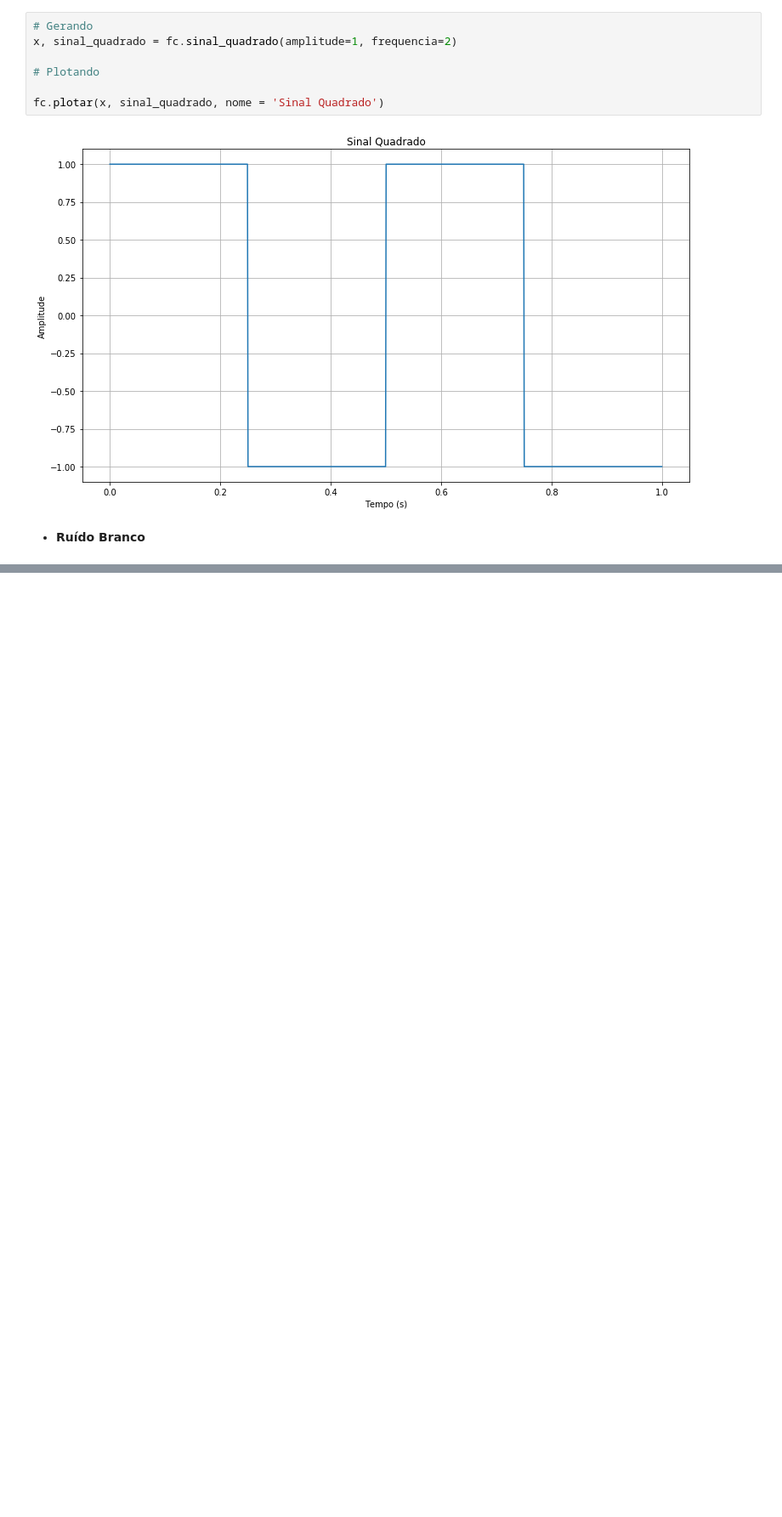
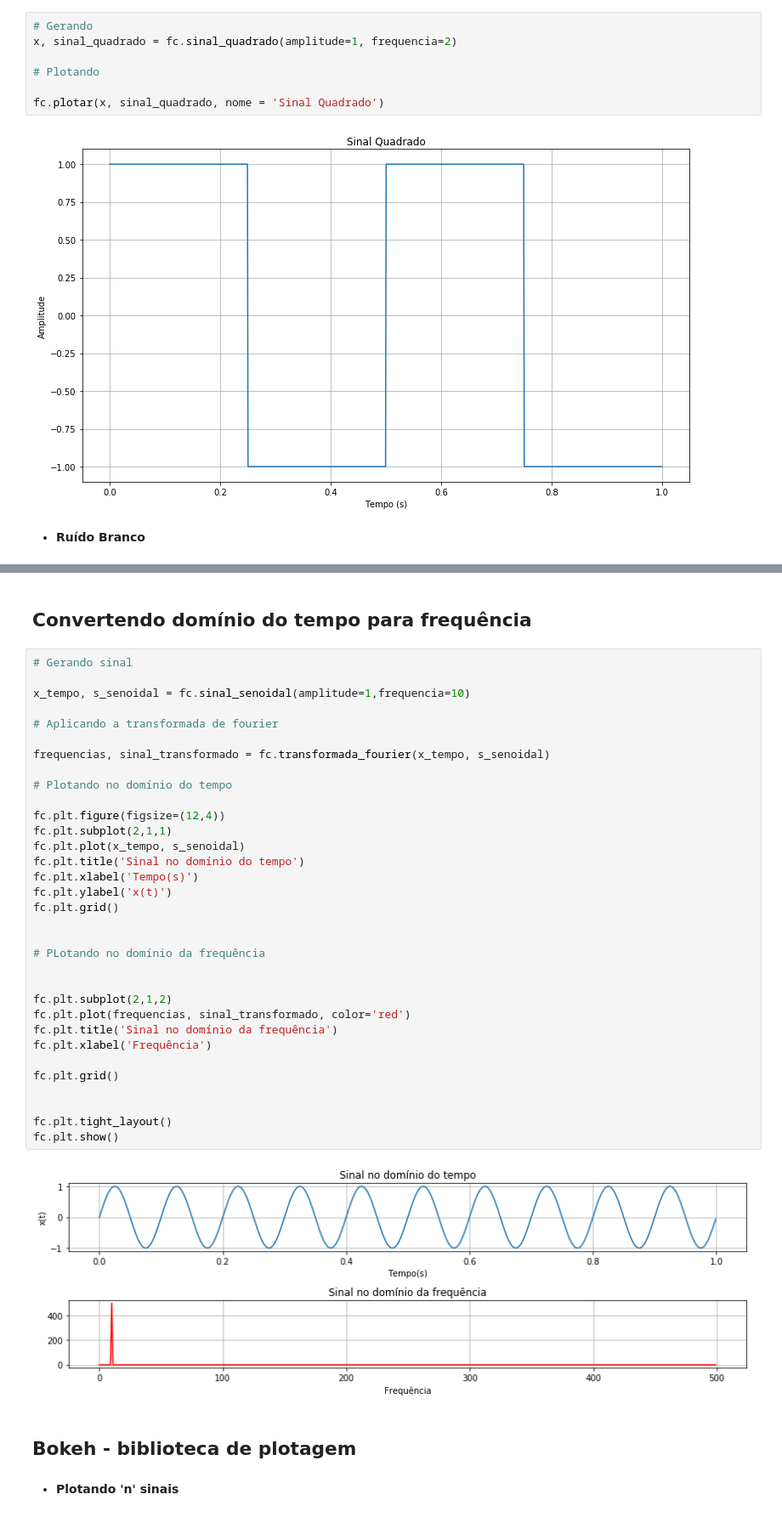
Before and after one commit to lucas-noblat/GerOndApp, a Jupyter notebook: APP/1v_GerOndApp.ipynb, the cells around one changed output, grey strips where cells are left out. Shown: that part at 85% size. Saved outputs shown, nothing was run; the diff lists cells and outputs as text; blank space fills up the shorter version.

Commit message:
Teste das funções no notebook 1v e alteração no notebook Bokeh

```diff
--- a/APP/1v_GerOndApp.ipynb
+++ b/APP/1v_GerOndApp.ipynb
@@ -67,0 +68,41 @@ fc.plotar(x, ruido_branco, 'Ruído Branco', salvar_como='Ruido Branco')
+# %% [markdown]
+## Convertendo domínio do tempo para frequência
+# %%
+# Gerando sinal
+
+x_tempo, s_senoidal = fc.sinal_senoidal(amplitude=1,frequencia=10)
+
+# Aplicando a transformada de fourier
+
+frequencias, sinal_transformado = fc.transformada_fourier(x_tempo, s_senoidal)
+
+# Plotando no domínio do tempo
+
+fc.plt.figure(figsize=(12,4))
+fc.plt.subplot(2,1,1)
+fc.plt.plot(x_tempo, s_senoidal)
+fc.plt.title('Sinal no domínio do tempo')
+fc.plt.xlabel('Tempo(s)')
+fc.plt.ylabel('x(t)')
+fc.plt.grid()
+
+
+# PLotando no domínio da frequência
+
+
+fc.plt.subplot(2,1,2)
+fc.plt.plot(frequencias, sinal_transformado, color='red')
+fc.plt.title('Sinal no domínio da frequência')
+fc.plt.xlabel('Frequência')
+
+fc.plt.grid()
+
+
+fc.plt.tight_layout()
+fc.plt.show()
+# %% [output]
+[figure, added]
+# %% [markdown]
+## Bokeh - biblioteca de plotagem
+# %% [markdown]
+- **Plotando 'n' sinais**
```
Also changed, not shown: parts of 2 cells of this notebook, 1 other file.
